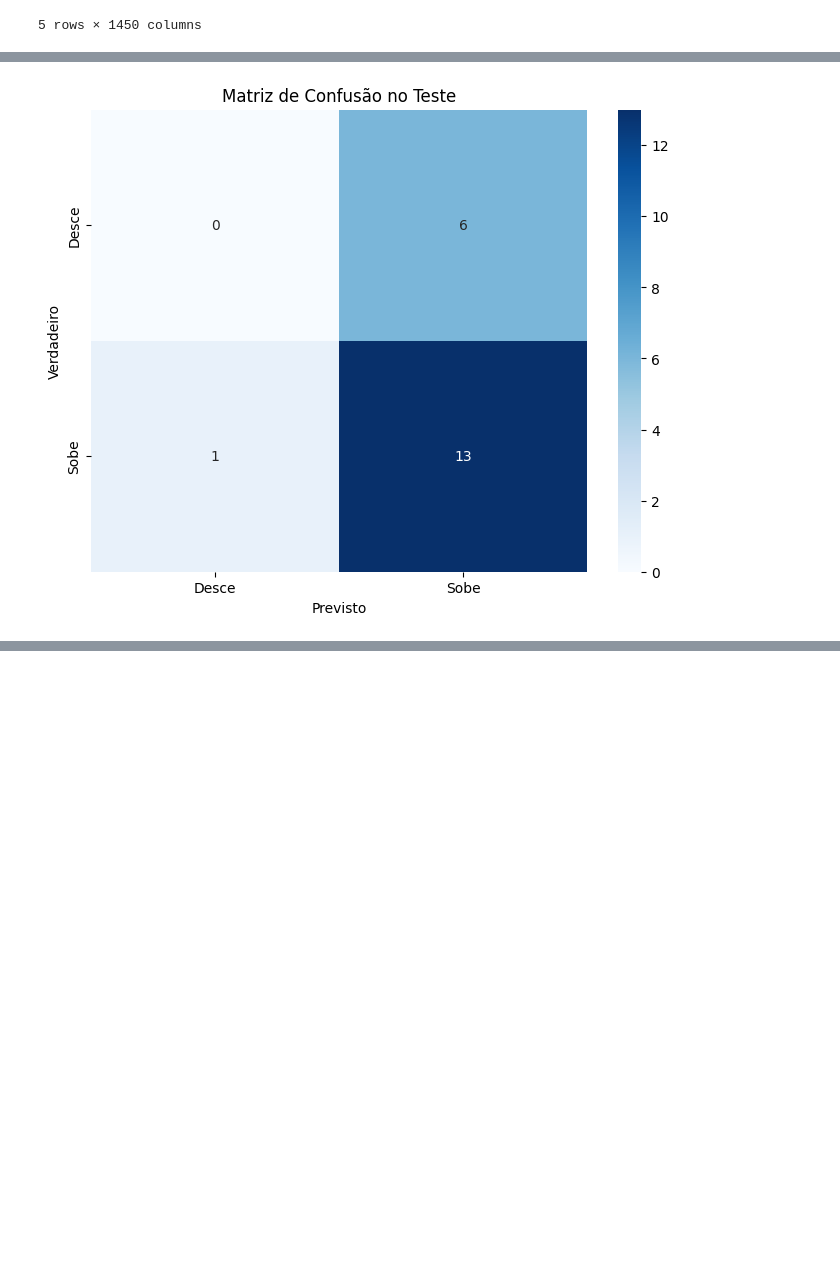
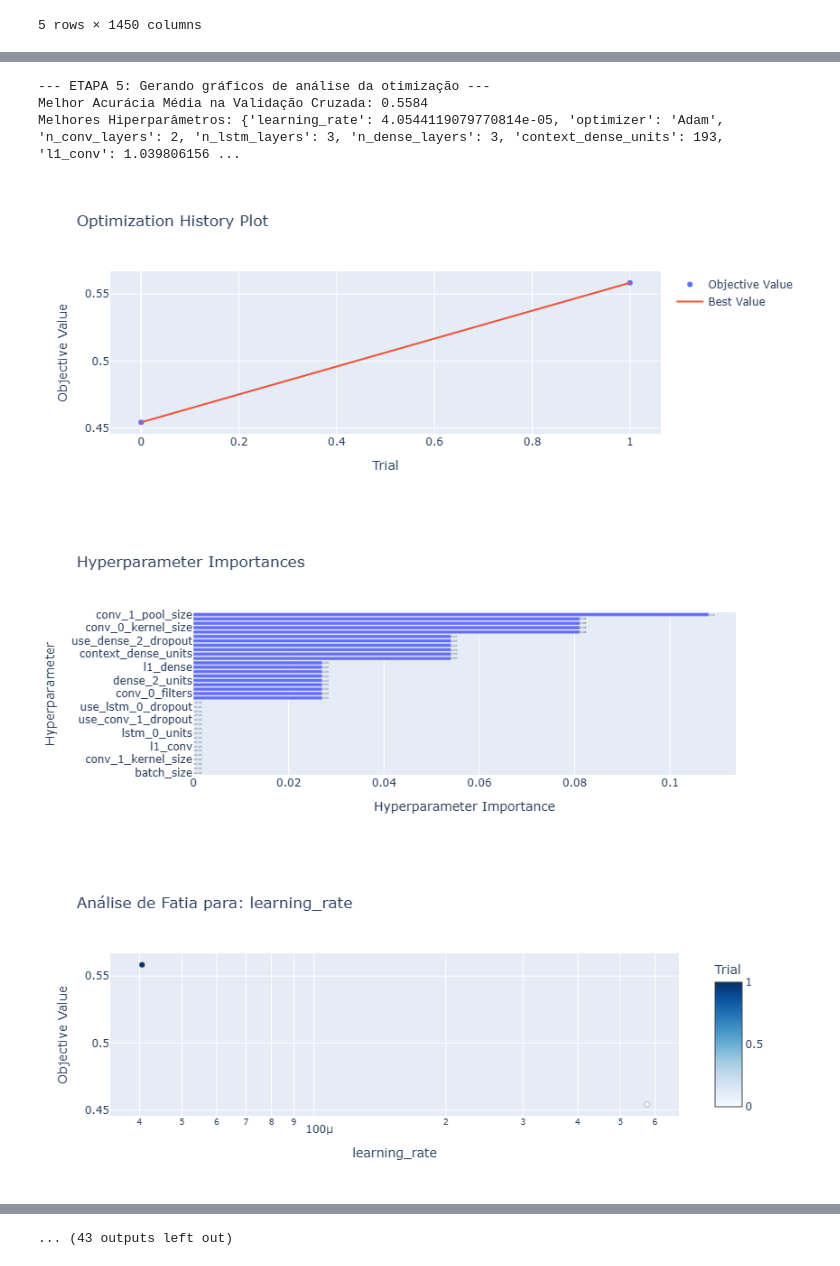
Before and after one commit to marcospontoexe/IA, a Jupyter notebook: predição do mini índice/CLASSIFICAÇÃO BINÁRIA/classificação binária.ipynb, the cells around one changed output, grey strips where cells are left out. Cells and saved outputs as stored; diff of their text form; code cells hidden in the pictures; blank space fills up the shorter version.

```diff
--- a/predição do mini índice/CLASSIFICAÇÃO BINÁRIA/classificação binária.ipynb
+++ b/predição do mini índice/CLASSIFICAÇÃO BINÁRIA/classificação binária.ipynb
@@ -527,16 +604,15 @@ logging.getLogger('tensorflow').setLevel(logging.ERROR)
 from tensorflow.keras.models import Model
 from tensorflow.keras.layers import Input, Conv1D, MaxPooling1D, LSTM, Dense, Dropout, BatchNormalization, concatenate
 from tensorflow.keras.callbacks import EarlyStopping
-from sklearn.model_selection import train_test_split, TimeSeriesSplit
 from sklearn.preprocessing import StandardScaler
-from sklearn.metrics import classification_report, confusion_matrix, accuracy_score
 import seaborn as sns
 import matplotlib.pyplot as plt
 import optuna
 import re
 from tensorflow.keras import regularizers
 from optuna.visualization import plot_optimization_history, plot_param_importances, plot_slice
-
+from sklearn.metrics import classification_report, confusion_matrix, accuracy_score, f1_score
+from sklearn.model_selection import train_test_split, TimeSeriesSplit
 
 # --- ETAPA 1: CARREGAMENTO E PREPARAÇÃO DOS DADOS (ATUALIZADA) ---
 print("--- ETAPA 1: Carregando e preparando os dados para Classificação Binária ---")
@@ -661,7 +737,7 @@ def create_binary_model(trial, input_shape_seq, input_shape_context):
 print("\n--- ETAPA 3: Definindo a função objective para Classificação Binária ---")
 def objective(trial):
     tf.keras.backend.clear_session()
-    accuracies = []
+    f1_scores = []
     tscv = TimeSeriesSplit(n_splits=5)
 
     for train_index, val_index in tscv.split(X_seq_train_val):
@@ -694,16 +770,29 @@ def objective(trial):
             verbose=0
         )
 
-        _, accuracy = model.evaluate([X_seq_val_fold_s, X_context_val_fold_s], y_val_fold, verbose=0)
-        accuracies.append(accuracy)
+        # Substitui a acurácia pelo F1-Score.
 
-    return np.mean(accuracies)
+        # 1. Faz a previsão, que retorna probabilidades
+        y_pred_probs = model.predict([X_seq_val_fold_s, X_context_val_fold_s])
+
+        # 2. Converte as probabilidades para classes (0 ou 1)
+        y_pred_classes = (y_pred_probs > 0.5).astype("int32")
+
+        # 3. y_val_fold já está no formato correto (0s e 1s)
+        y_true_classes = y_val_fold
+
+        # 4. Calcula o F1-Score e o armazena.
+        score = f1_score(y_true_classes, y_pred_classes, average='macro', zero_division=0)
+        f1_scores.append(score)
+
+    # ATUALIZAÇÃO: Retorna a média dos F1-Scores para o Optuna
+    return np.mean(f1_scores)
 
 # --- ETAPA 4: EXECUÇÃO DA OTIMIZAÇÃO ---
 print("\n--- ETAPA 4: Executando a otimização com Optuna ---")
 study = optuna.create_study(direction='maximize')
 ########################################
-study.optimize(objective, n_trials=10)
+study.optimize(objective, n_trials=2)
 
 # --- ETAPA 5: VISUALIZAÇÃO DOS RESULTADOS DA OTIMIZAÇÃO ---
 print("\n--- ETAPA 5: Gerando gráficos de análise da otimização ---")
@@ -804 +878,6 @@ Matriz de Confusão:
+--- ETAPA 5: Gerando gráficos de análise da otimização ---
+Melhor Acurácia Média na Validação Cruzada: 0.5584
+Melhores Hiperparâmetros: {'learning_rate': 4.0544119079770814e-05, 'optimizer': 'Adam', 'n_conv_layers': 2, 'n_lstm_layers': 3, 'n_dense_layers': 3, 'context_dense_units': 193, 'l1_conv': 1.039806156 ...
-[figure, old version]
+[figure, new version]
+[figure, added]
+[figure, added]
@@ -804,0 +887 @@ Matriz de Confusão:
+... (43 outputs left out)
```
Also changed, not shown: parts of 4 cells of this notebook, 2 other files.
